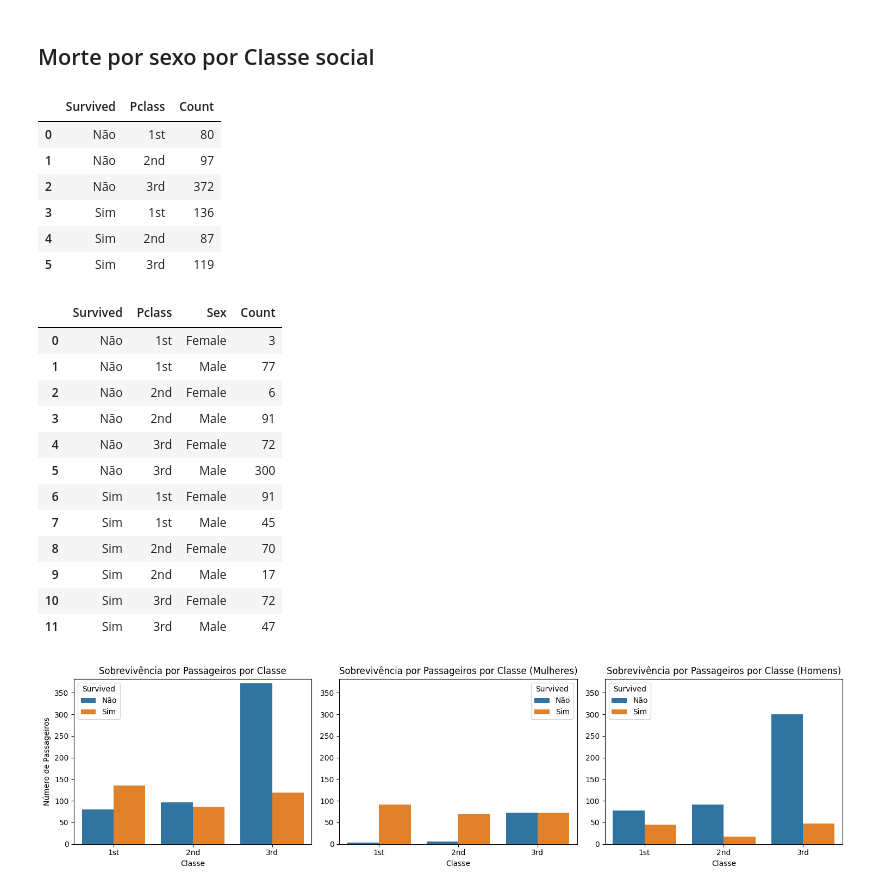
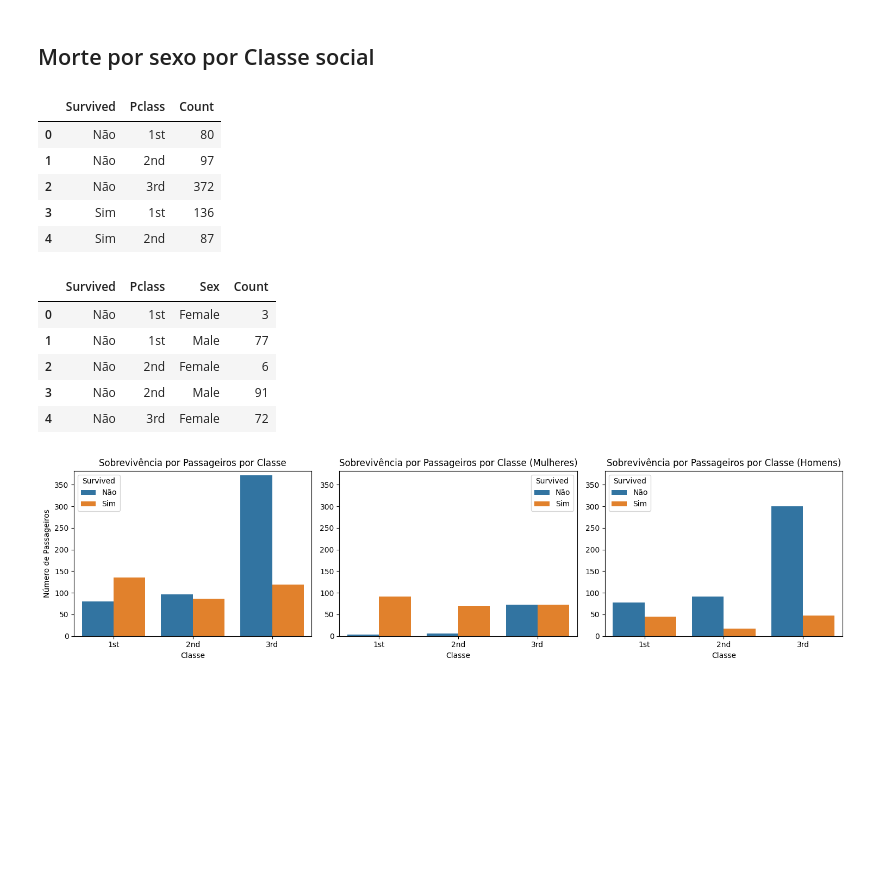
Before and after one commit to JonasCGN/Topicos_Especiais_Em_Computacao, a Jupyter notebook: 1_Trabalho/main_titanic.ipynb, the cells around one changed output. Saved outputs shown, nothing was run; the diff lists cells and outputs as text; code cells hidden in the pictures; blank space fills up the shorter version.

```diff
--- a/1_Trabalho/main_titanic.ipynb
+++ b/1_Trabalho/main_titanic.ipynb
@@ -275,7 +278,7 @@ sobrevivencia_class = df_copy.groupby(['Survived', 'Pclass']).size()
 sobrevivencia_class = sobrevivencia_class.reset_index(name='Count')
 sobrevivencia_class['Pclass'] = sobrevivencia_class['Pclass'].map({1: '1st', 2: '2nd', 3: '3rd'})
 sobrevivencia_class['Survived'] = sobrevivencia_class['Survived'].map({0: 'Não', 1: 'Sim'})
-sobrevivencia_class
+sobrevivencia_class[:5]
 # %% [output]
 |  | Survived | Pclass | Count |
 | 0 | Não | 1st | 80 |
@@ -283,27 +286,19 @@ sobrevivencia_class
 | 2 | Não | 3rd | 372 |
 | 3 | Sim | 1st | 136 |
 | 4 | Sim | 2nd | 87 |
-| 5 | Sim | 3rd | 119 |
 # %%
 sobrevivencia_class_sex = df_copy.groupby(['Survived', 'Pclass', 'Sex']).size().reset_index(name='Count')
 sobrevivencia_class_sex['Pclass'] = sobrevivencia_class_sex['Pclass'].map({1: '1st', 2: '2nd', 3: '3rd'})
 sobrevivencia_class_sex['Survived'] = sobrevivencia_class_sex['Survived'].map({0: 'Não', 1: 'Sim'})
 sobrevivencia_class_sex['Sex'] = sobrevivencia_class_sex['Sex'].map({0: 'Female', 1: 'Male'})
-sobrevivencia_class_sex
+sobrevivencia_class_sex[:5]
 # %% [output]
 |  | Survived | Pclass | Sex | Count |
 | 0 | Não | 1st | Female | 3 |
 | 1 | Não | 1st | Male | 77 |
 | 2 | Não | 2nd | Female | 6 |
 | 3 | Não | 2nd | Male | 91 |
 | 4 | Não | 3rd | Female | 72 |
-| 5 | Não | 3rd | Male | 300 |
-| 6 | Sim | 1st | Female | 91 |
-| 7 | Sim | 1st | Male | 45 |
-| 8 | Sim | 2nd | Female | 70 |
-| 9 | Sim | 2nd | Male | 17 |
-| 10 | Sim | 3rd | Female | 72 |
-| 11 | Sim | 3rd | Male | 47 |
 # %%
 n_coluns = 3
 n_rows = 1
```
Also changed, not shown: parts of 5 cells of this notebook.
